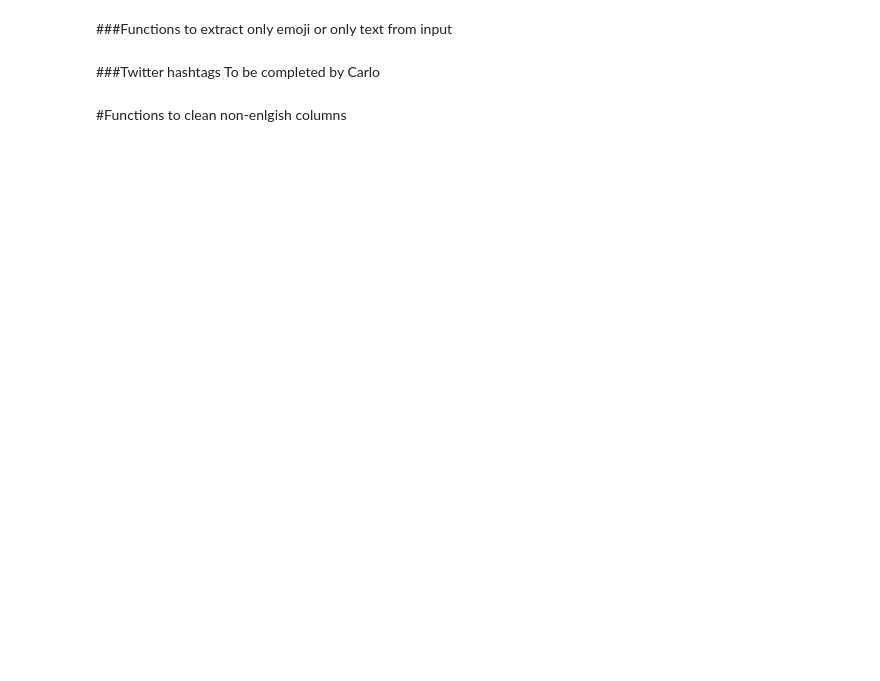
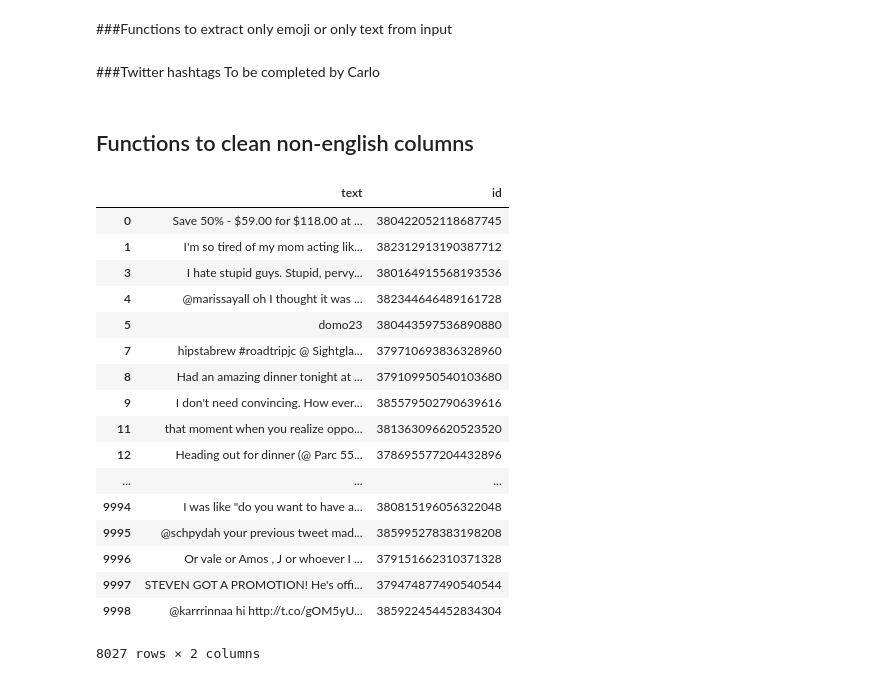
Before and after one commit to dandanbang/Emojineering, a Jupyter notebook: data_cleaning_hr.ipynb, the cells around one changed output. Drawn from its saved outputs; the diff is of its cells as text; code cells hidden in the pictures; blank space fills up the shorter version.

Commit message:
Cleaned. Saved clean file.

```diff
--- a/data_cleaning_hr.ipynb
+++ b/data_cleaning_hr.ipynb
@@ -227,0 +173,4 @@ display(clean_tweets_df.dropna(subset = ["retweet"]))
+# %%
+clean_tweets_df = loader('./data/tweets_training.json')
+clean(clean_tweets_df)
+clean_tweets_df.to_json('./data/tweets_training_clean.json', force_ascii=False)
@@ -264,7 +233,7 @@ def textExtract(sent):
 ###Twitter hashtags
 To be completed by Carlo
 # %% [markdown]
-#Functions to clean non-enlgish columns
+## Functions to clean non-english columns
 # %%
 import string
 punctuation = string.punctuation
@@ -280,6 +249,33 @@ def isEnglish(list):
         return True
 # %%
 def cleanNonEnglish(df):
-    text_list = df['only_Text'].values
+    """
+
+    Needs to be applied after emoji splitting as emojis are considered non-english
+    """
+    text_list = df['text'].values
     english_Boolean = [isEnglish(sent) for sent in text_list]
     return df[english_Boolean]
+# %%
+test = cleanNonEnglish(clean_tweets_df.iloc[:10000])
+# %%
+test
+# %% [output]
+|  | text | id |
+| 0 | Save 50% - $59.00 for $118.00 at ... | 380422052118687745 |
+| 1 | I'm so tired of my mom acting lik... | 382312913190387712 |
+| 3 | I hate stupid guys. Stupid, pervy... | 380164915568193536 |
+| 4 | @marissayall oh I thought it was ... | 382344646489161728 |
+| 5 | domo23 | 380443597536890880 |
+| 7 | hipstabrew #roadtripjc @ Sightgla... | 379710693836328960 |
+| 8 | Had an amazing dinner tonight at ... | 379109950540103680 |
+| 9 | I don't need convincing. How ever... | 385579502790639616 |
+| 11 | that moment when you realize oppo... | 381363096620523520 |
+| 12 | Heading out for dinner (@ Parc 55... | 378695577204432896 |
+| ... | ... | ... |
+| 9994 | I was like "do you want to have a... | 380815196056322048 |
+| 9995 | @schpydah your previous tweet mad... | 385995278383198208 |
+| 9996 | Or vale or Amos , J or whoever I ... | 379151662310371328 |
+| 9997 | STEVEN GOT A PROMOTION! He's offi... | 379474877490540544 |
+| 9998 | @karrrinnaa hi http://t.co/gOM5yU... | 385922454452834304 |
+8027 rows × 2 columns
```
Also changed, not shown: parts of 14 cells of this notebook, 1 other file.
